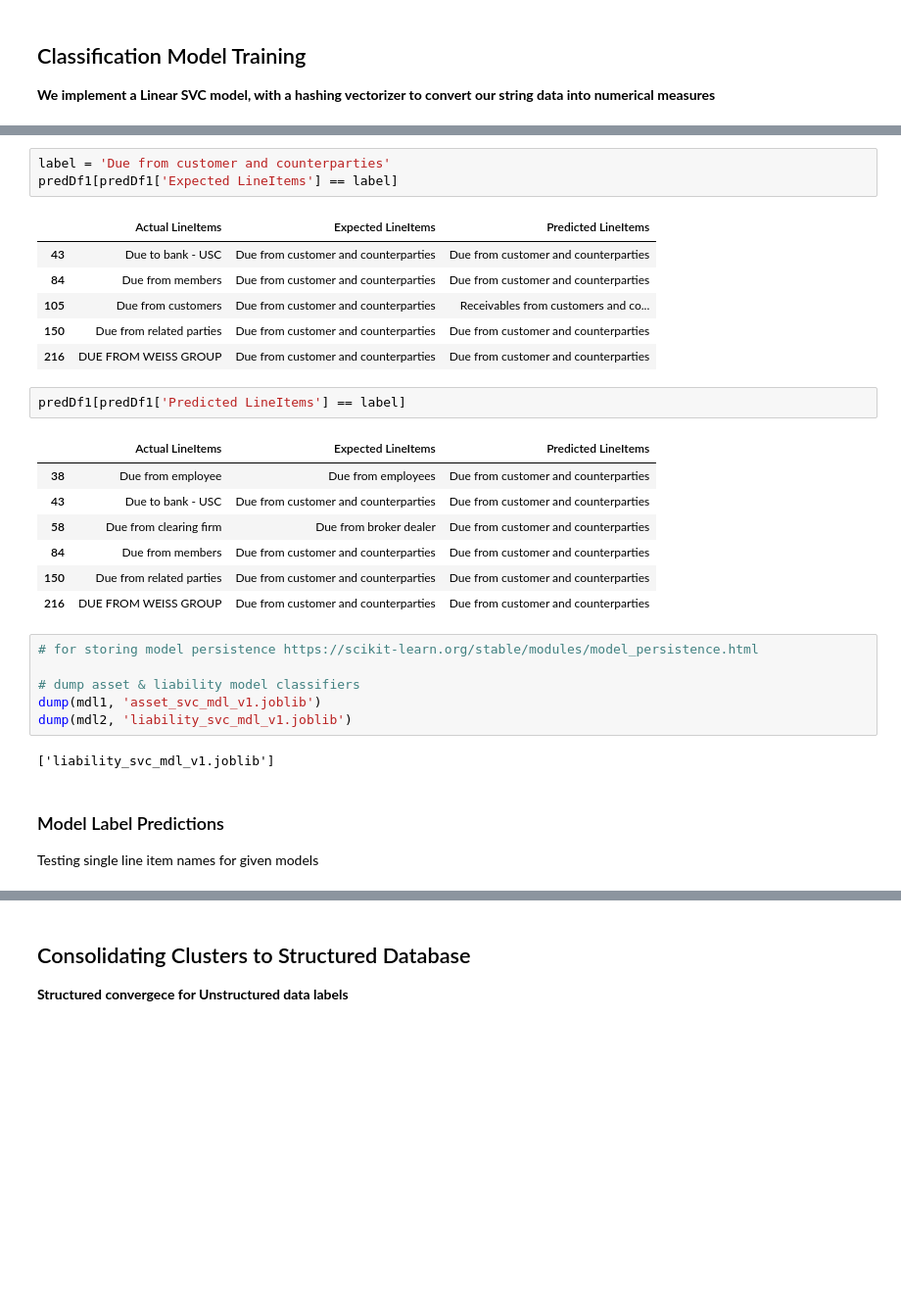
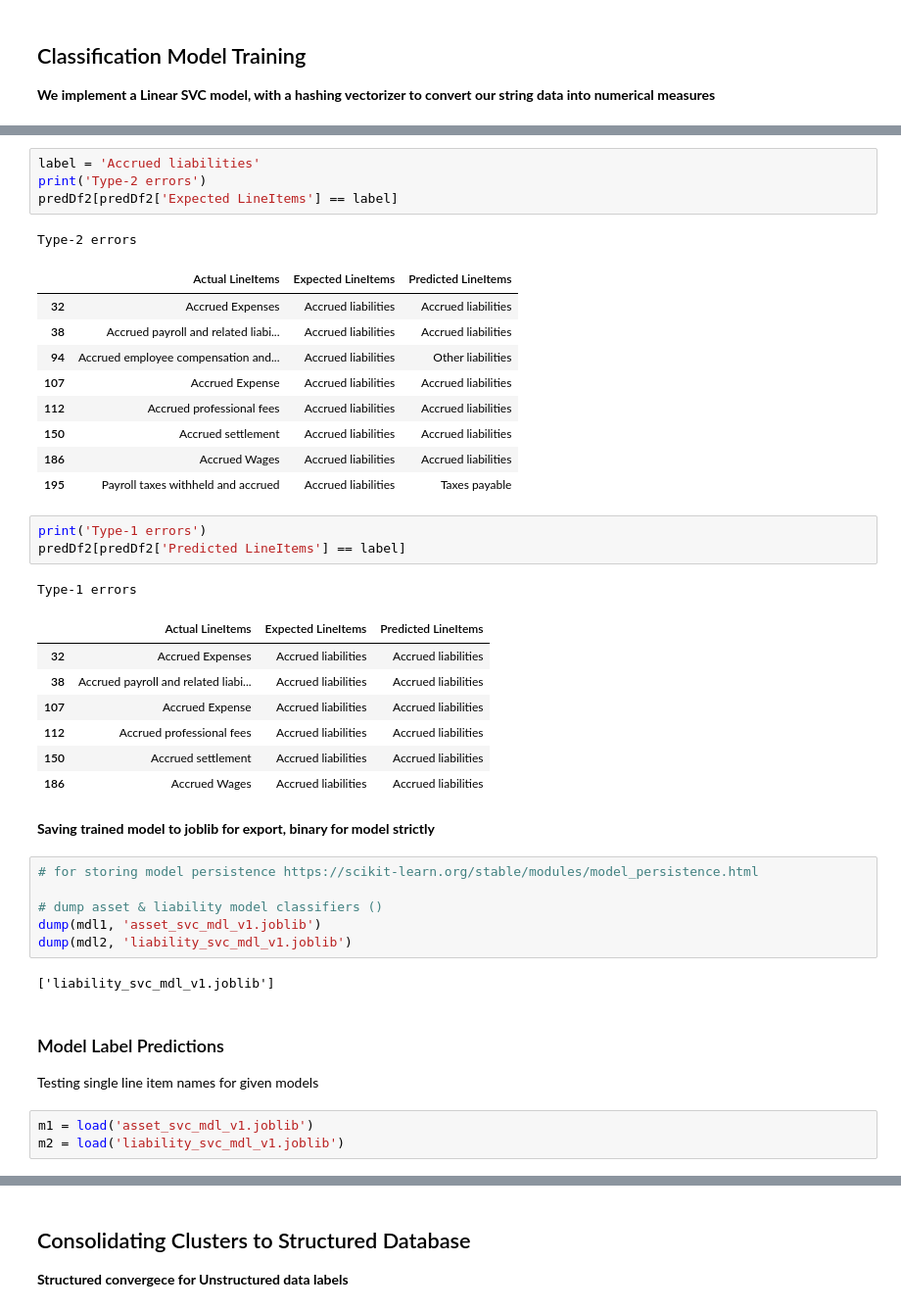
Before and after one commit to fernando-duarte/X17A5, a Jupyter notebook: buildDatabase.ipynb, the cells around one changed output, grey strips where cells are left out. Shown at 98% size. Cells and saved outputs as stored; diff of their text form; blank space fills up the shorter version.

```diff
--- a/buildDatabase.ipynb
+++ b/buildDatabase.ipynb
@@ -1262,27 +1255,36 @@ cMatrix(predDf2['Expected LineItems'].values, pred2)
-# %%
-label = 'Due from customer and counterparties'
-predDf1[predDf1['Expected LineItems'] == label]
-# %% [output]
-|  | Actual LineItems | Expected LineItems | Predicted LineItems |
-| 43 | Due to bank - USC | Due from customer and counterparties | Due from customer and counterparties |
-| 84 | Due from members | Due from customer and counterparties | Due from customer and counterparties |
-| 105 | Due from customers | Due from customer and counterparties | Receivables from customers and co... |
-| 150 | Due from related parties | Due from customer and counterparties | Due from customer and counterparties |
-| 216 | DUE FROM WEISS GROUP | Due from customer and counterparties | Due from customer and counterparties |
-# %%
-predDf1[predDf1['Predicted LineItems'] == label]
-# %% [output]
-|  | Actual LineItems | Expected LineItems | Predicted LineItems |
-| 38 | Due from employee | Due from employees | Due from customer and counterparties |
-| 43 | Due to bank - USC | Due from customer and counterparties | Due from customer and counterparties |
-| 58 | Due from clearing firm | Due from broker dealer | Due from customer and counterparties |
-| 84 | Due from members | Due from customer and counterparties | Due from customer and counterparties |
-| 150 | Due from related parties | Due from customer and counterparties | Due from customer and counterparties |
-| 216 | DUE FROM WEISS GROUP | Due from customer and counterparties | Due from customer and counterparties |
+# %%
+label = 'Accrued liabilities'
+print('Type-2 errors')
+predDf2[predDf2['Expected LineItems'] == label]
+# %% [output]
+Type-2 errors
+|  | Actual LineItems | Expected LineItems | Predicted LineItems |
+| 32 | Accrued Expenses | Accrued liabilities | Accrued liabilities |
+| 38 | Accrued payroll and related liabi... | Accrued liabilities | Accrued liabilities |
+| 94 | Accrued employee compensation and... | Accrued liabilities | Other liabilities |
+| 107 | Accrued Expense | Accrued liabilities | Accrued liabilities |
+| 112 | Accrued professional fees | Accrued liabilities | Accrued liabilities |
+| 150 | Accrued settlement | Accrued liabilities | Accrued liabilities |
+| 186 | Accrued Wages | Accrued liabilities | Accrued liabilities |
+| 195 | Payroll taxes withheld and accrued | Accrued liabilities | Taxes payable |
+# %%
+print('Type-1 errors')
+predDf2[predDf2['Predicted LineItems'] == label]
+# %% [output]
+Type-1 errors
+|  | Actual LineItems | Expected LineItems | Predicted LineItems |
+| 32 | Accrued Expenses | Accrued liabilities | Accrued liabilities |
+| 38 | Accrued payroll and related liabi... | Accrued liabilities | Accrued liabilities |
+| 107 | Accrued Expense | Accrued liabilities | Accrued liabilities |
+| 112 | Accrued professional fees | Accrued liabilities | Accrued liabilities |
+| 150 | Accrued settlement | Accrued liabilities | Accrued liabilities |
+| 186 | Accrued Wages | Accrued liabilities | Accrued liabilities |
+# %% [markdown]
+**Saving trained model to joblib for export, binary for model strictly**
 # %%
 # for storing model persistence https://scikit-learn.org/stable/modules/model_persistence.html
 
-# dump asset & liability model classifiers
+# dump asset & liability model classifiers ()
 dump(mdl1, 'asset_svc_mdl_v1.joblib')
 dump(mdl2, 'liability_svc_mdl_v1.joblib')
 # %% [output]
@@ -1290,4 +1292,7 @@ dump(mdl2, 'liability_svc_mdl_v1.joblib')
 # %% [markdown]
 ### Model Label Predictions
 Testing single line item names for given models
+# %%
+m1 = load('asset_svc_mdl_v1.joblib')
+m2 = load('liability_svc_mdl_v1.joblib')
 # %%
```
Also changed, not shown: parts of 28 cells of this notebook, 2 other files.
